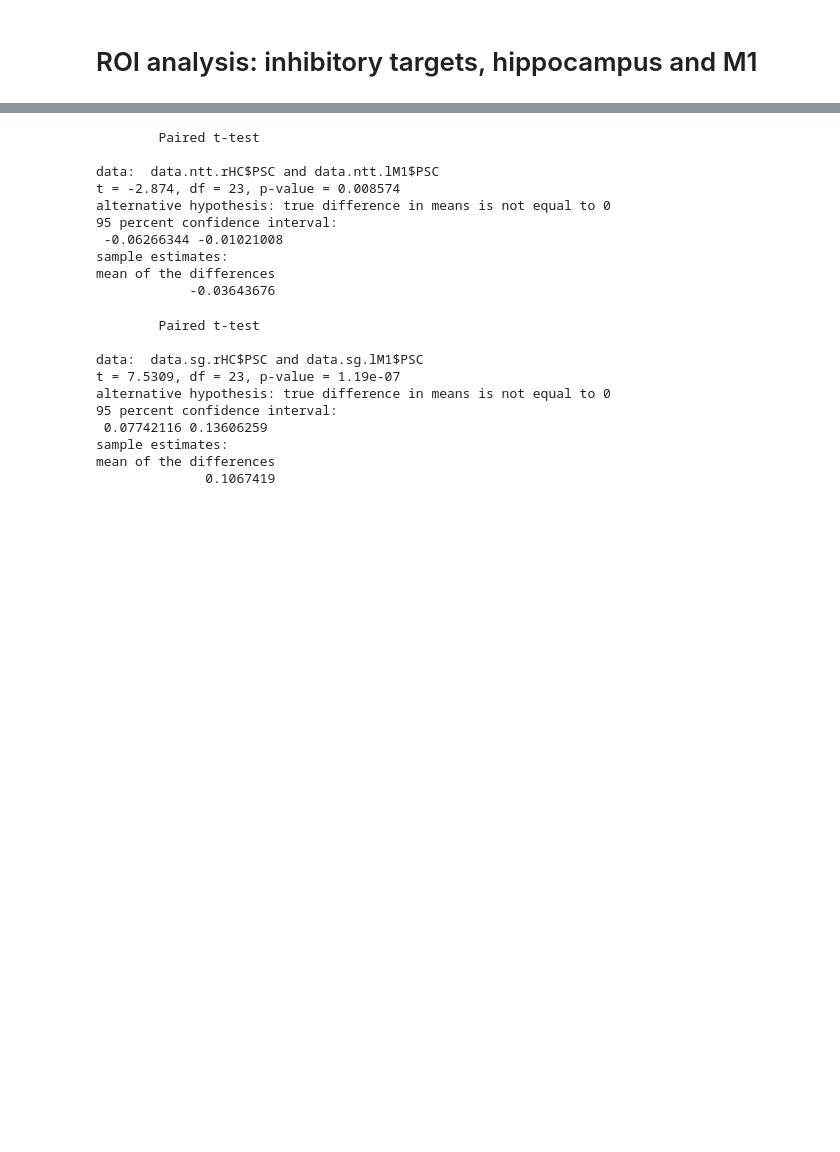
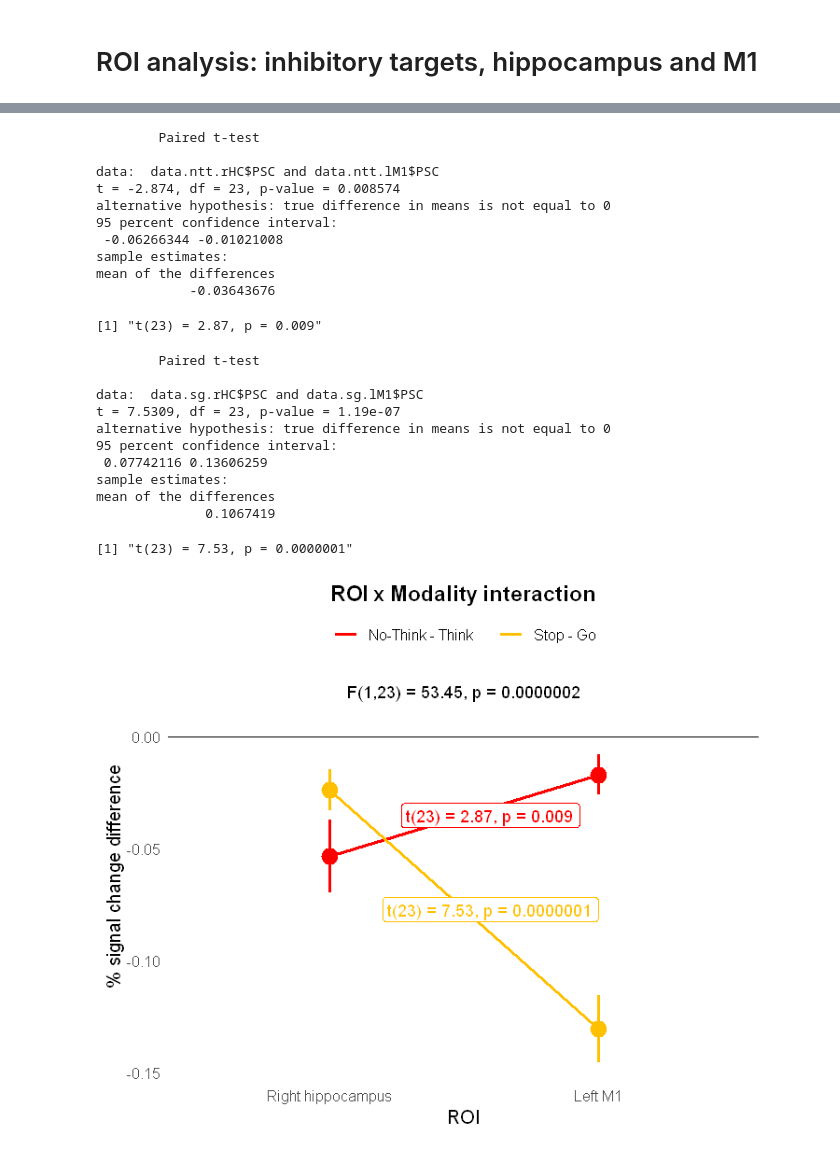
Before and after one commit to dcdace/Domain-general, a Jupyter notebook: Supramodal_Behavioural_03.ipynb, the cells around one changed output, grey strips where cells are left out. Drawn from its saved outputs; the diff is of its cells as text; code cells hidden in the pictures; blank space fills up the shorter version.

```diff
--- a/Supramodal_Behavioural_03.ipynb
+++ b/Supramodal_Behavioural_03.ipynb
@@ -1010,12 +1027,12 @@ grid.arrange(plotFirs(dataLong.rHC, "Right hippocampus"), plotFirs(dataLong.lM1,
 data$PSC <- rowMeans(data[,5:8])
 
 # plot the interaction
-ggplot(data = data, aes(x = roi, color = contrast, group = contrast, y = PSC)) +
+ip <- ggplot(data = data, aes(x = roi, color = contrast, group = contrast, y = PSC)) +
   geom_hline(aes(yintercept = 0), size = 0.2) +
   stat_summary(fun.y = mean, geom = "line", size = 1) +
   stat_summary(fun.data = mean_se, geom = "pointrange",
                aes(color = contrast, fill = contrast), size = 1, show.legend = FALSE) +
-  scale_color_manual(labels = c("No-Think < Think", "Stop < Go"), values = c('red', '#ffc000')) +
+  scale_color_manual(labels = c("No-Think - Think", "Stop - Go"), values = c('red', '#ffc000')) +
   scale_fill_manual(values = c('red', '#ffc000')) +
   guides(color=guide_legend("")) +
   scale_x_discrete(limits=c("rHC", "lM1"), labels=c("Right hippocampus", "Left M1")) +
@@ -1050,0 +1045,10 @@ Signif. codes:  0 '***' 0.001 '**' 0.01 '*' 0.05 '.' 0.1 ' ' 1
+# %%
+# statistics
+summary.anova <- summary(res.anova <- aov(PSC ~ roi*contrast + Error(sid/(roi*contrast)), data = data))
+res.txt.anova <- sprintf('F(%d,%d) = %.2f, p = %.7f',
+                         summary.anova[["Error: sid:roi:contrast"]][[1]][["Df"]][1],
+                         summary.anova[["Error: sid:roi:contrast"]][[1]][["Df"]][2],
+                         summary.anova[["Error: sid:roi:contrast"]][[1]][["F value"]][1],
+                         summary.anova[["Error: sid:roi:contrast"]][[1]][["Pr(>F)"]][1])
+summary.anova
+res.txt.anova
@@ -1051,8 +1074,15 @@ Signif. codes:  0 '***' 0.001 '**' 0.01 '*' 0.05 '.' 0.1 ' ' 1
 # %%
 # paired t-test of HC vs M1 for NTT
+# paired t-test of Hc vs M1 for NTT
 data.ntt.rHC <- subset(data, roi == 'rHC' & contrast == 'ntt')
 data.ntt.lM1  <- subset(data, roi == 'lM1' & contrast == 'ntt')
-t.test(data.ntt.rHC$PSC, data.ntt.lM1$PSC, alternative = c("two.sided"), paired = TRUE)
+res.ntt <- t.test(data.ntt.rHC$PSC, data.ntt.lM1$PSC, alternative = c("two.sided"), paired = TRUE)
+res.txt.ntt <- sprintf('t(%d) = %.2f, p = %.3f',
+                       res.ntt[["parameter"]][["df"]],
+                       abs(res.ntt[["statistic"]][["t"]]),
+                       res.ntt[["p.value"]])
+res.ntt
+res.txt.ntt
 # %% [output]
         Paired t-test
 
@@ -1064,11 +1094,18 @@ alternative hypothesis: true difference in means is not equal to 0
 sample estimates:
 mean of the differences
             -0.03643676
+[1] "t(23) = 2.87, p = 0.009"
 # %%
 # paired t-test of HC vs M1 for SG
 data.sg.rHC <- subset(data, roi == 'rHC' & contrast == 'sg')
 data.sg.lM1  <- subset(data, roi == 'lM1' & contrast == 'sg')
-t.test(data.sg.rHC$PSC, data.sg.lM1$PSC, alternative = c("two.sided"), paired = TRUE)
+res.sg <- t.test(data.sg.rHC$PSC, data.sg.lM1$PSC, alternative = c("two.sided"), paired = TRUE)
+res.txt.sg <- sprintf('t(%d) = %.2f, p = %.7f',
+                       res.sg[["parameter"]][["df"]],
+                       abs(res.sg[["statistic"]][["t"]]),
+                       res.sg[["p.value"]])
+res.sg
+res.txt.sg
 # %% [output]
         Paired t-test
 
@@ -1080,6 +1117,17 @@ alternative hypothesis: true difference in means is not equal to 0
 sample estimates:
 mean of the differences
               0.1067419
+[1] "t(23) = 7.53, p = 0.0000001"
+# %%
+options(repr.plot.width = 6, repr.plot.height = 5) # change plot size
+ip +
+  annotate("text", x = 1.5, y = mean(data$PSC) + sd(data$PSC), label = res.txt.anova) +
+  annotate("label", x = 1.6, y = mean(c(mean(data.ntt.rHC$PSC), mean(data.ntt.lM1$PSC))),
+           label = res.txt.ntt, color = "red") +
+  annotate("label", x = 1.6, y = mean(c(mean(data.sg.rHC$PSC), mean(data.sg.lM1$PSC))),
+           label = res.txt.sg, color = "#ffc000")
+# %% [output]
+[figure, added]
 # %%
 # reset to defult plot size
 options(repr.plot.width = 7, repr.plot.height = 7)
```
Also changed, not shown: parts of 19 cells of this notebook.
